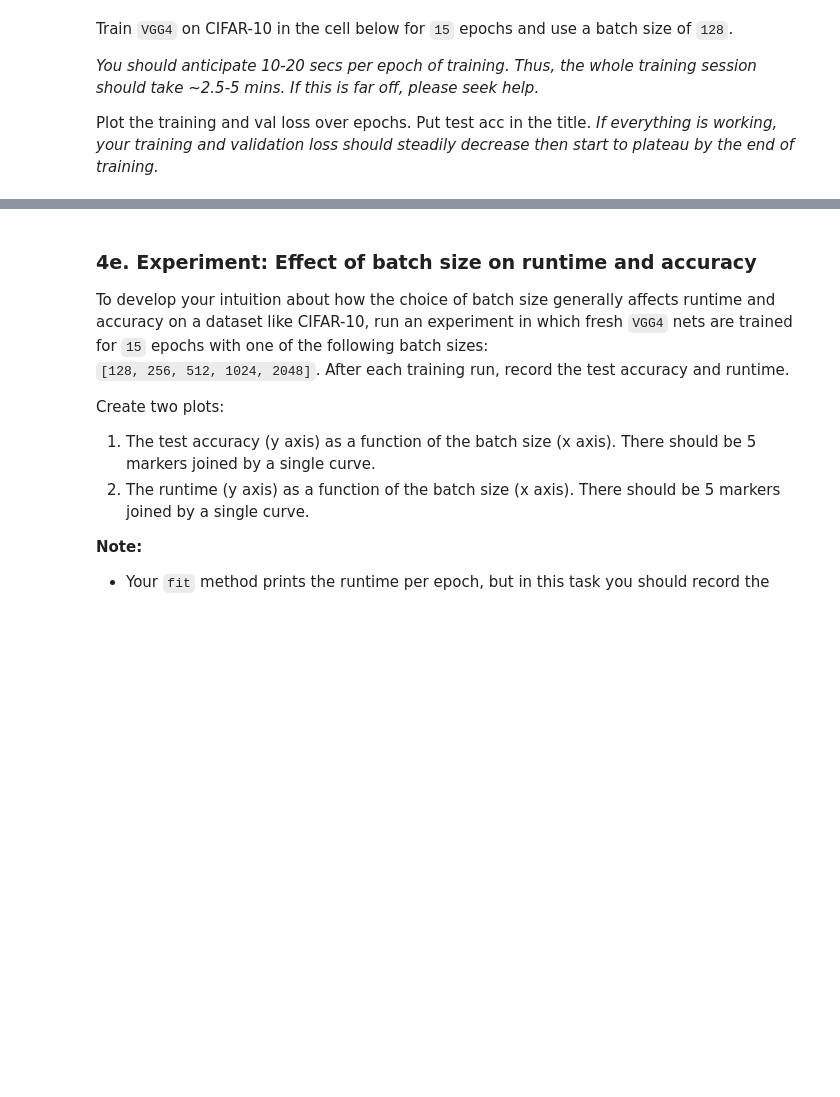
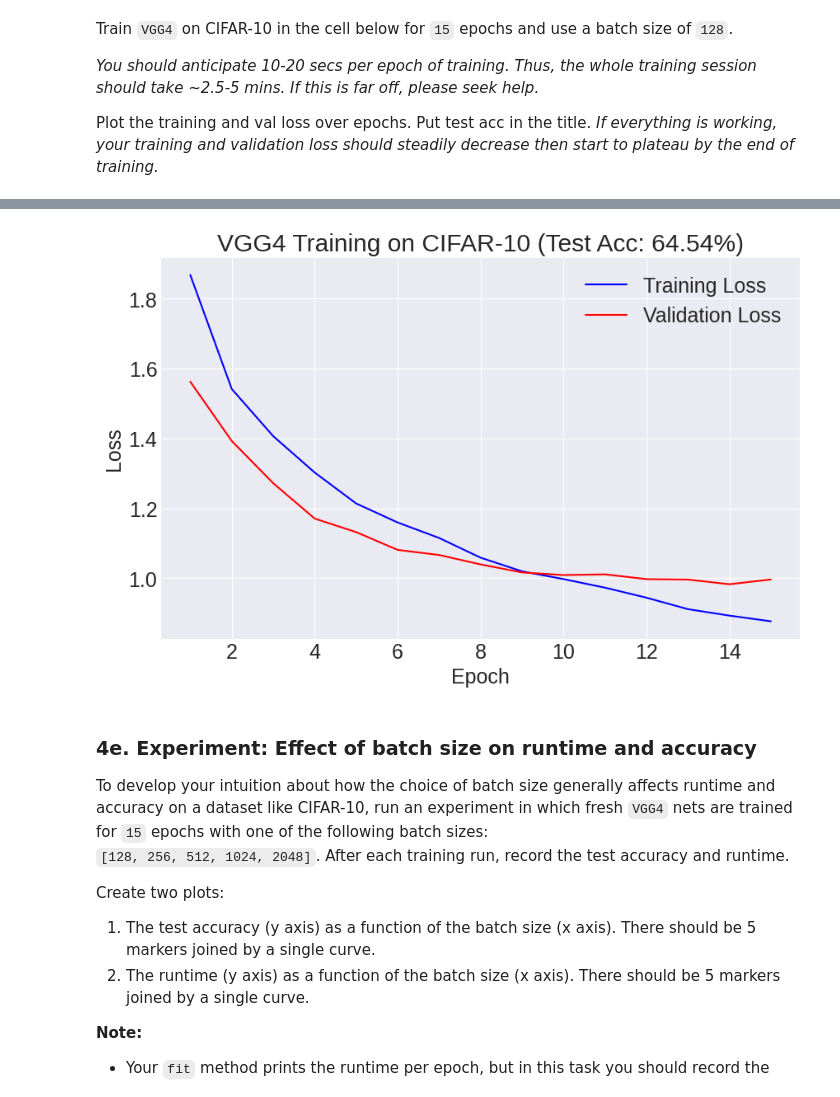
Before and after one commit to derekhessinger/CS444-project-1, a Jupyter notebook: vgg4.ipynb, the cells around one changed output, grey strips where cells are left out. Cells and saved outputs as stored; diff of their text form; code cells hidden in the pictures; blank space fills up the shorter version.

```diff
--- a/vgg4.ipynb
+++ b/vgg4.ipynb
@@ -108,7 +150,7 @@ Now let's train on CIFAR-10. Run this (*and all subsequent large training sessio
 
 Write code in the cell below to load in CIFAR-10.
 # %%
-
+x_train, y_train, x_val, y_val, x_test, y_test, classnames = get_dataset('cifar10', val_prop=0.1)
 # KEEP ME
 print(f'Your training set data have shape {x_train.shape} and they should be (45000, 32, 32, 3)')
 print(f'Your training set labels have shape {y_train.shape} and they should be (45000,)')
@@ -127,0 +174,12 @@ tf.random.set_seed(0)
+# %%
+# KEEP THIS SEED
+tf.random.set_seed(0)
+
+vgg4 = VGG4(C=10, input_feats_shape=x_train.shape[1:])
+vgg4.compile()
+
+train_loss_hist, val_loss_hist, val_acc_hist, e = vgg4.fit(x_train, y_train, x_val, y_val, batch_size = 128, max_epochs=15)
+
+print("\nEvaluating on test set...")
+test_acc = vgg4.evaluate(x_test, y_test, 128)
+print(f"Final test accuracy: {test_acc[0]:.4f}")
@@ -128,3 +204,22 @@ tf.random.set_seed(0)
+# %%
+import matplotlib.pyplot as plt
+
+# plot
+plt.figure(figsize=(10, 6))
+plt.plot(range(1, len(train_loss_hist) + 1), train_loss_hist, 'b-', label='Training Loss')
+plt.plot(range(1, len(val_loss_hist) + 1), val_loss_hist, 'r-', label='Validation Loss')
+
+# add labels and title
+plt.xlabel('Epoch')
+plt.ylabel('Loss')
+plt.title(f'VGG4 Training on CIFAR-10 (Test Acc: {test_acc[0]*100:.2f}%)')
+plt.legend()
+plt.grid(True)
+
+# show plot
+plt.show()
+# %% [output]
+[figure, added]
 # %% [markdown]
 ### 4e. Experiment: Effect of batch size on runtime and accuracy
 
```
Also changed, not shown: parts of 14 cells of this notebook, 1 other file.
